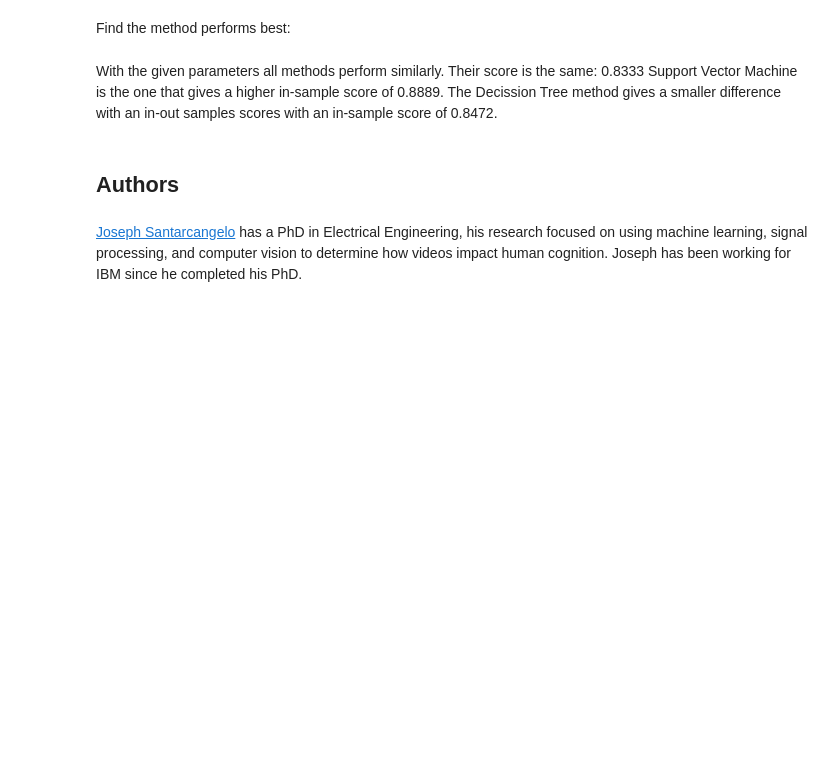
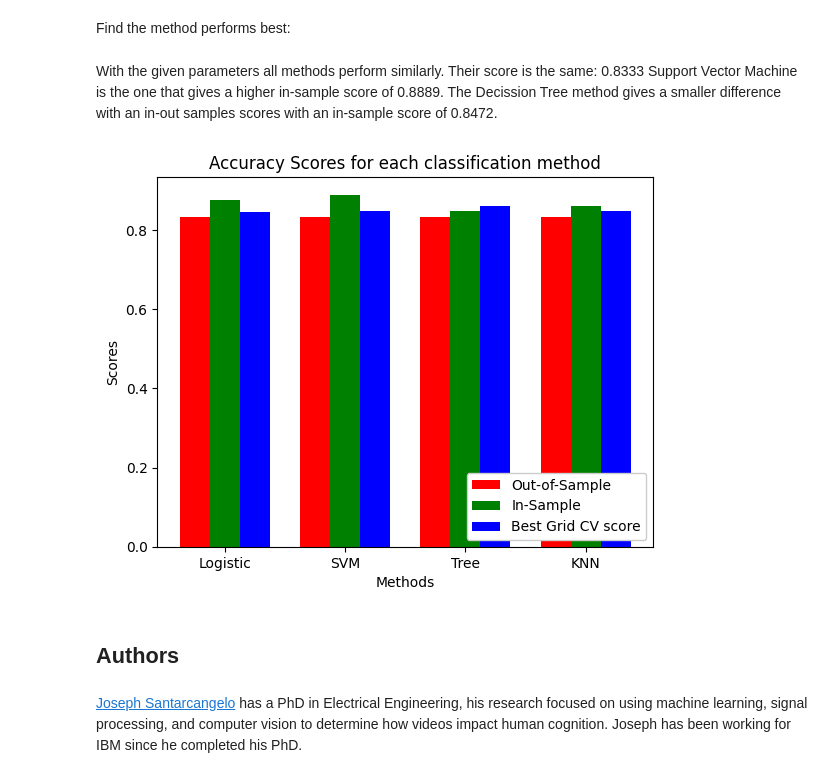
Before and after one commit to jgp-13/SpaceX_project, a Jupyter notebook: Lab_7-SpaceX_Machine_Learning_Prediction_Completed.ipynb, the cells around one changed output. Drawn from its saved outputs; the diff is of its cells as text; code cells hidden in the pictures; blank space fills up the shorter version.

```diff
--- a/Lab_7-SpaceX_Machine_Learning_Prediction_Completed.ipynb
+++ b/Lab_7-SpaceX_Machine_Learning_Prediction_Completed.ipynb
@@ -246,3 +254,11 @@ print("accuracy :",svm_cv.best_score_)
 # %% [output]
 tuned hpyerparameters :(best parameters)  {'C': 1.0, 'gamma': 0.03162277660168379, 'kernel': 'sigmoid'}
 accuracy : 0.8482142857142856
+# %%
+dict_ML=['SVM',
+         svm_cv.score(X_test,Y_test),
+         svm_cv.score(X_train,Y_train),
+         svm_cv.best_score_]
+
+accuracy_ML.loc[len(accuracy_ML)] = dict_ML
+accuracy_ML
@@ -304,3 +324,11 @@ print('In-sample evaluation score: ', tree_cv.score(X_train,Y_train))
 # %% [output]
 Out-of-sample evaluation score: 0.8333333333333334
 In-sample evaluation score:  0.8472222222222222
+# %%
+dict_ML=['Decission_Tree',
+         tree_cv.score(X_test,Y_test),
+         tree_cv.score(X_train,Y_train),
+         tree_cv.best_score_]
+
+accuracy_ML.loc[len(accuracy_ML)] = dict_ML
+accuracy_ML
@@ -352,3 +385,11 @@ yhat = knn_cv.predict(X_test)
 plot_confusion_matrix(Y_test,yhat)
 # %% [output]
 [figure]
+# %%
+dict_ML=['K-Near_Neighbour',
+         knn_cv.score(X_test,Y_test),
+         knn_cv.score(X_train,Y_train),
+         knn_cv.best_score_]
+
+accuracy_ML.loc[len(accuracy_ML)] = dict_ML
+accuracy_ML
@@ -361,6 +408,26 @@ With the given parameters all methods perform similarly. Their score is the same
 Support Vector Machine is the one that gives a higher in-sample score of 0.8889.
 The Decission Tree method gives a smaller difference with an in-out samples scores with an in-sample score of
 0.8472.
+# %%
+N = 4
+ind = np.arange(N)
+width = 0.25
+
+bar1 = plt.bar(ind, accuracy_ML['Out-of-Sample-Score'], width, color = 'r')
+
+bar2 = plt.bar(ind+width, accuracy_ML['In-Sample-Score'], width, color='g')
+
+bar3 = plt.bar(ind+width*2, accuracy_ML['Best Grid CV score'], width, color = 'b')
+
+plt.xlabel('Methods')
+plt.ylabel('Scores')
+plt.title('Accuracy Scores for each classification method')
+
+plt.xticks(ind+width,['Logistic','SVM','Tree','KNN'])
+plt.legend( (bar1, bar2, bar3), ('Out-of-Sample', 'In-Sample', 'Best Grid CV score') , loc=4, framealpha=1)
+plt.show()
+# %% [output]
+[figure, added]
 # %% [markdown]
 ## Authors
 # %% [markdown]
```
Also changed, not shown: parts of 4 cells of this notebook.
